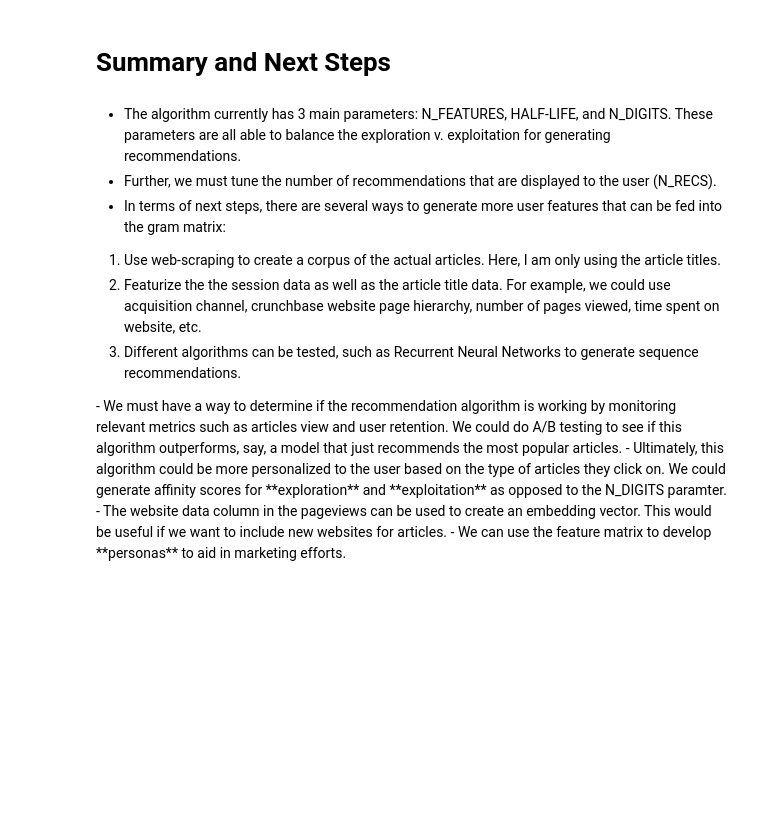
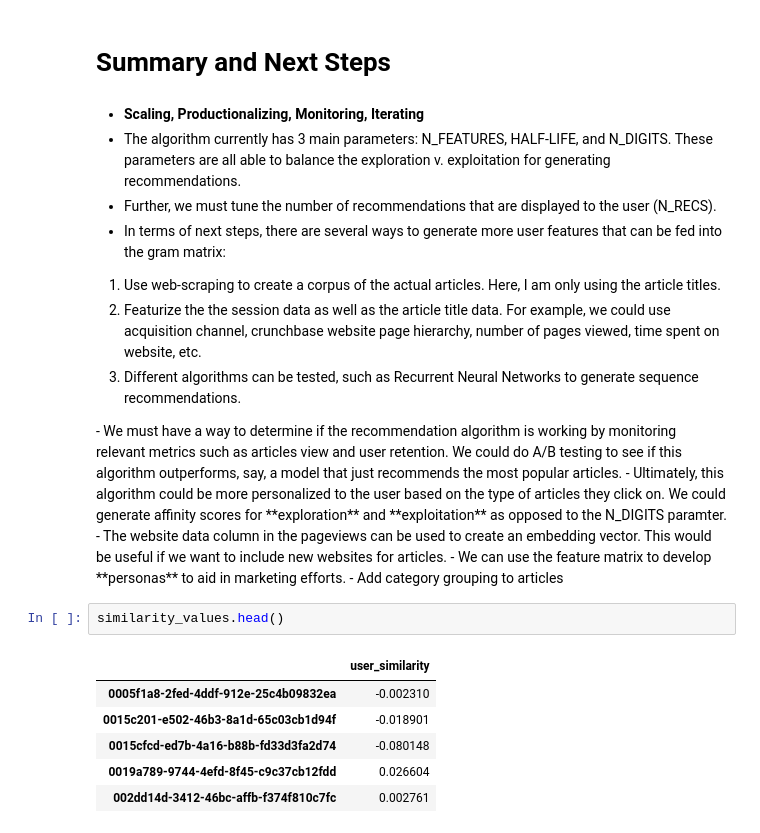
Before and after one commit to bethanymbaker/arch, a Jupyter notebook: notebooks/Crunchbase Challenge.ipynb, the cells around one changed output. Saved outputs shown, nothing was run; the diff lists cells and outputs as text; blank space fills up the shorter version.

```diff
--- a/notebooks/Crunchbase Challenge.ipynb
+++ b/notebooks/Crunchbase Challenge.ipynb
@@ -388,6 +388,7 @@ New tech to help disabled people                    0.105156        0.105
 <a id='next_steps'></a>
 # Summary and Next Steps
 # %% [markdown]
+- **Scaling, Productionalizing, Monitoring, Iterating**
 - The algorithm currently has 3 main parameters: N_FEATURES, HALF-LIFE, and N_DIGITS. These parameters are all able to balance the exploration v. exploitation for generating recommendations.
 - Further, we must tune the number of recommendations that are displayed to the user (N_RECS).
 - In terms of next steps, there are several ways to generate more user features that can be fed into the gram matrix:
@@ -400,3 +401,13 @@ New tech to help disabled people                    0.105156        0.105
 - Ultimately, this algorithm could be more personalized to the user based on the type of articles they click on. We could generate affinity scores for **exploration** and **exploitation** as opposed to the N_DIGITS paramter.
 - The website data column in the pageviews can be used to create an embedding vector. This would be useful if we want to include new websites for articles.
 - We can use the feature matrix to develop **personas** to aid in marketing efforts.
+- Add category grouping to articles
+# %%
+similarity_values.head()
+# %% [output]
+|  | user_similarity |
+| 0005f1a8-2fed-4ddf-912e-25c4b09832ea | -0.002310 |
+| 0015c201-e502-46b3-8a1d-65c03cb1d94f | -0.018901 |
+| 0015cfcd-ed7b-4a16-b88b-fd33d3fa2d74 | -0.080148 |
+| 0019a789-9744-4efd-8f45-c9c37cb12fdd | 0.026604 |
+| 002dd14d-3412-46bc-affb-f374f810c7fc | 0.002761 |
```
Also changed, not shown: parts of 4 cells of this notebook.
